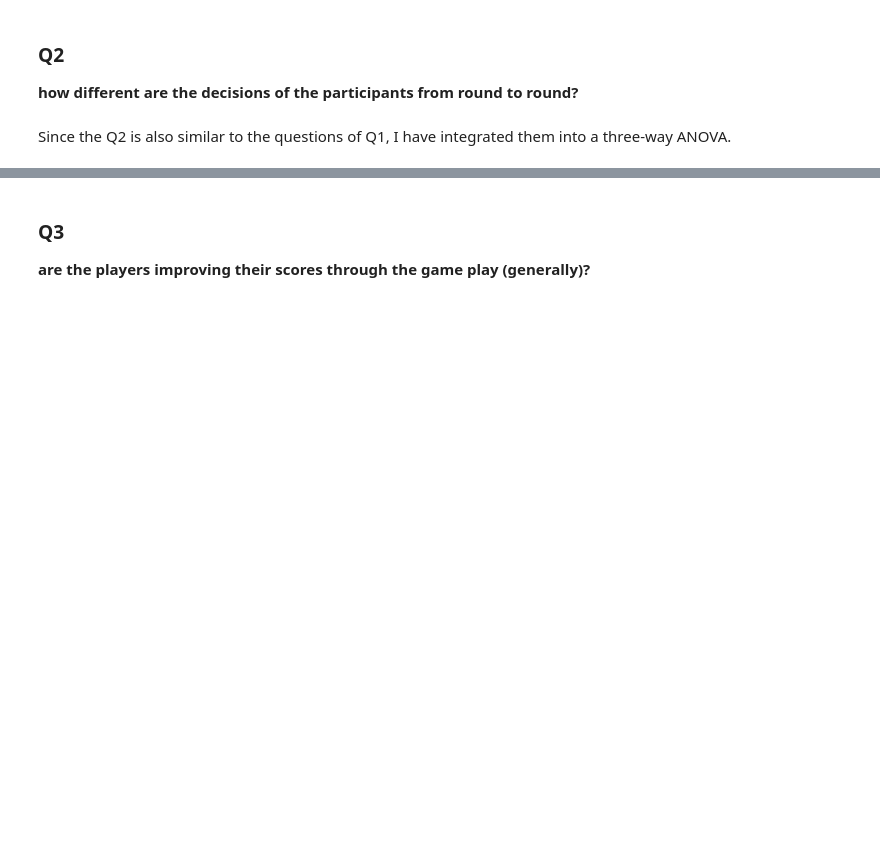
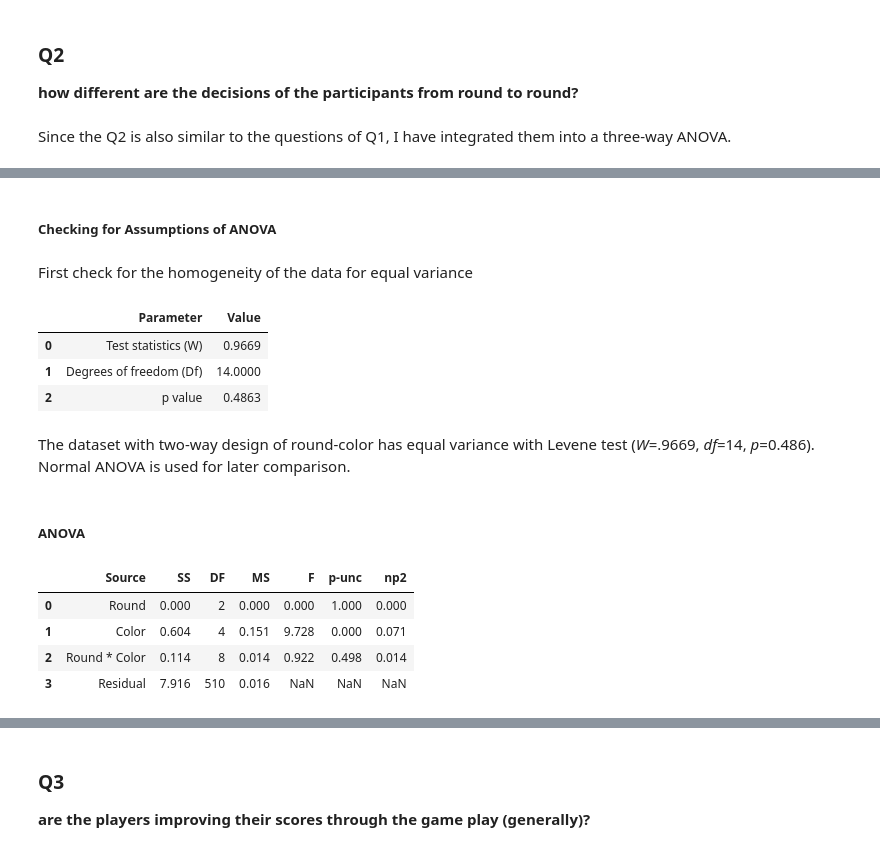
Before and after one commit to shervinazadi/EquiCity_Data, a Jupyter notebook: notebooks/ECG_PP_14_Explore_Data.ipynb, the cells around one changed output, grey strips where cells are left out. Saved outputs shown, nothing was run; the diff lists cells and outputs as text; code cells hidden in the pictures; blank space fills up the shorter version.

```diff
--- a/notebooks/ECG_PP_14_Explore_Data.ipynb
+++ b/notebooks/ECG_PP_14_Explore_Data.ipynb
@@ -355,0 +371,27 @@ aov
+# %% [markdown]
+##### Checking for Assumptions of ANOVA
+# %% [markdown]
+First check for the homogeneity of the data for equal variance
+# %%
+res = stat()
+res.levene(df=X_df, res_var='x', xfac_var=['Round','Color'])
+res.levene_summary
+# %% [output]
+|  | Parameter | Value |
+| 0 | Test statistics (W) | 0.9669 |
+| 1 | Degrees of freedom (Df) | 14.0000 |
+| 2 | p value | 0.4863 |
+# %% [markdown]
+The dataset with two-way design of round-color has equal variance with Levene test (*W*=.9669, *df*=14, *p*=0.486). Normal ANOVA is used for later comparison.
+# %% [markdown]
+##### ANOVA
+# %%
+# three-way ANOVA usign Pingouin library
+aov = pg.anova(data=X_df, dv='x', between=['Round', 'Color'], detailed=True, effsize='np2').round(3)
+aov
+# %% [output]
+|  | Source | SS | DF | MS | F | p-unc | np2 |
+| 0 | Round | 0.000 | 2 | 0.000 | 0.000 | 1.000 | 0.000 |
+| 1 | Color | 0.604 | 4 | 0.151 | 9.728 | 0.000 | 0.071 |
+| 2 | Round * Color | 0.114 | 8 | 0.014 | 0.922 | 0.498 | 0.014 |
+| 3 | Residual | 7.916 | 510 | 0.016 | NaN | NaN | NaN |
```
Also changed, not shown: parts of 7 cells of this notebook.
